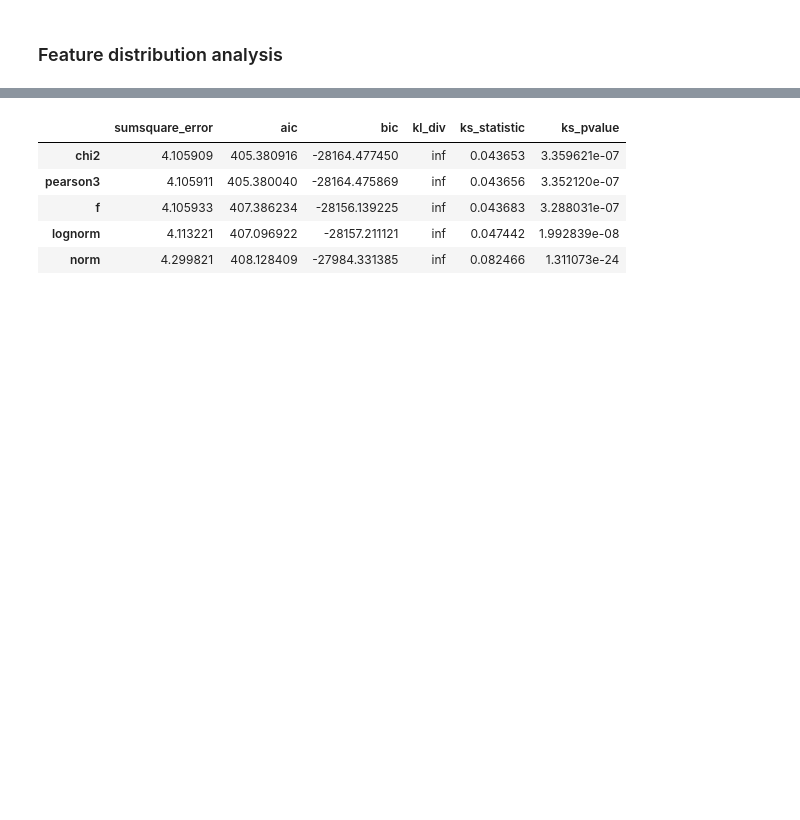
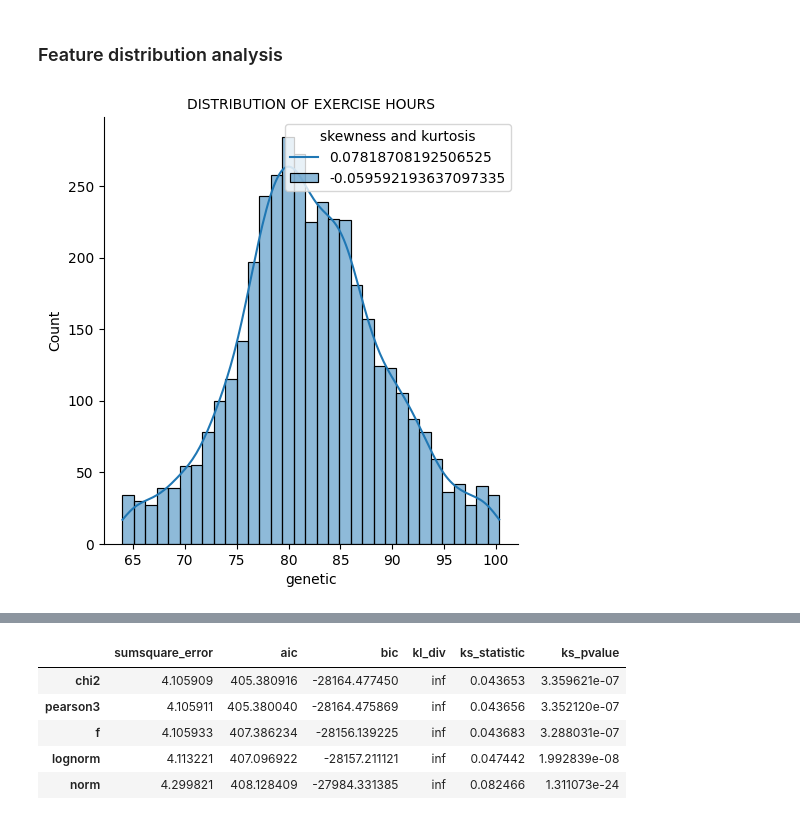
Before and after one commit to TinkerFrank/healthapp, a Jupyter notebook: RegressieTest.ipynb, the cells around one changed output, grey strips where cells are left out. Cells and saved outputs as stored; diff of their text form; code cells hidden in the pictures; blank space fills up the shorter version.

```diff
--- a/RegressieTest.ipynb
+++ b/RegressieTest.ipynb
@@ -122,3 +122,14 @@ plt.show()
 [figure]
 # %% [markdown]
 <h3> Feature distribution analysis </h3>
+# %%
+import seaborn as sns
+
+sns.displot(df4["genetic"],kde=True)
+plt.title("DISTRIBUTION OF EXERCISE HOURS",fontsize=10)
+skewness=str(df4["genetic"].skew())
+kurtosis=str(df4["genetic"].kurt())
+plt.legend([skewness,kurtosis],title=("skewness and kurtosis"))
+plt.show()
+# %% [output]
+[figure, added]
```
Also changed, not shown: parts of 9 cells of this notebook.
